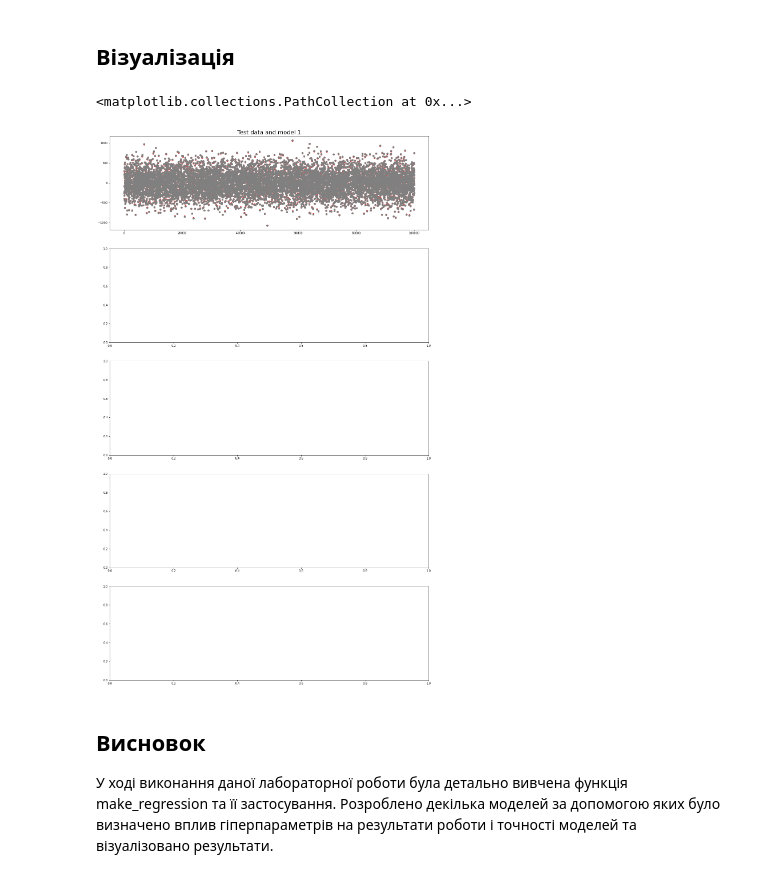
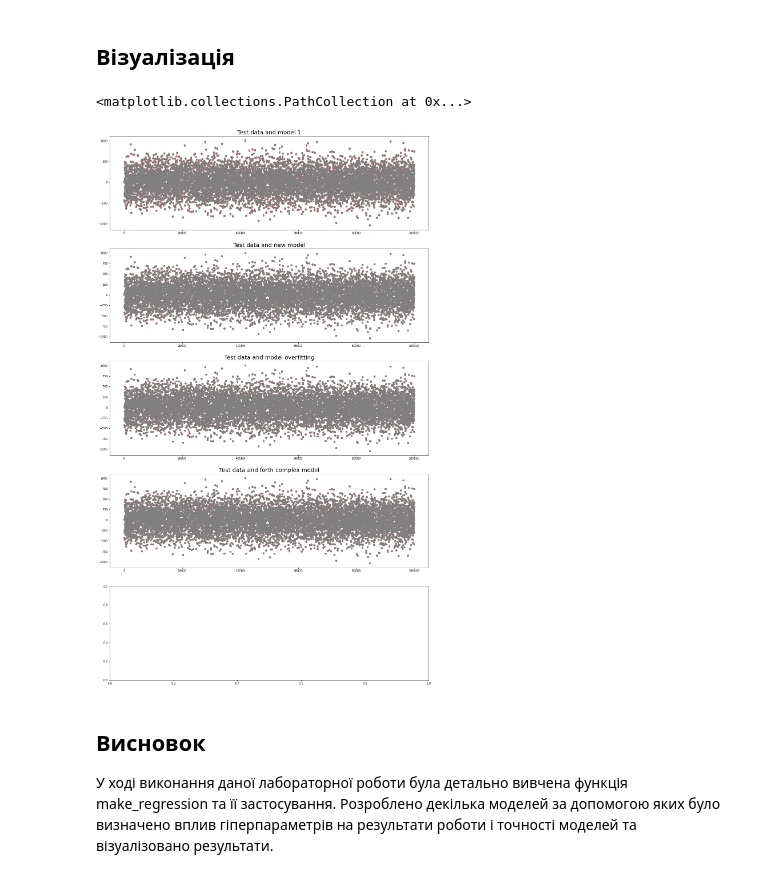
Before and after one commit to NinaKlimenkova/neural_networks, a Jupyter notebook: lab2/lab2.2.ipynb, the cells around one changed output. Saved outputs shown, nothing was run; the diff lists cells and outputs as text; code cells hidden in the pictures.

```diff
--- a/lab2/lab2.2.ipynb
+++ b/lab2/lab2.2.ipynb
@@ -70,5 +70,5 @@ x_val.shape
 tf.random.set_seed(49)
 model = Sequential([Dense(10),Dense(1)])
 model.compile(loss=mae, optimizer=SGD(), metrics=[mae])
-history = model.fit(X_train,Y_train, epochs = 5, batch_size = 100,validation_data=(x_val,y_val))
+history = model.fit(X_train,Y_train, epochs = 10, batch_size = 64,validation_data=(x_val,y_val))
 # %% [output]
@@ -98,7 +108,7 @@ ax.tick_params(labelsize=15)
 ## Налаштовуэмо модель
 # %%
 tf.random.set_seed(49)
-new_model = Sequential([Dense(10),Dense(20)])
+new_model = Sequential([Dense(20),Dense(1)])
 new_model.compile(loss=mae, optimizer=Adam(), metrics=[mae])
 new_history = new_model.fit(X_train,Y_train, epochs = 10, batch_size = 100,validation_data=(x_val,y_val))
 # %% [output]
@@ -226,11 +236,20 @@ X_test.shape
 # %%
 fig,axs = plt.subplots(5, figsize=(20, 35))
 axs[0].set_title('Test data and model 1',fontsize=20)
 axs[0].scatter(X_test.index, Y_test, c='red', label='Test data')
 axs[0].scatter(X_test.index, Y_hat, c='grey', label='First model')
+axs[1].set_title('Test data and new model',fontsize=20)
+axs[1].scatter(X_test.index, Y_test, c='red', label='Test data')
+axs[1].scatter(X_test.index, Y_hat_new, c='grey', label='Second model')
+axs[2].set_title('Test data and model overfitting',fontsize=20)
+axs[2].scatter(X_test.index, Y_test, c='red', label='Test data')
+axs[2].scatter(X_test.index, Y_hat_over, c='grey', label='Third model')
+axs[3].set_title('Test data and forth complex model',fontsize=20)
+axs[3].scatter(X_test.index, Y_test, c='red', label='Test data')
+axs[3].scatter(X_test.index, Y_hat_complex, c='grey', label='Fourth model')
 # %% [output]
 <matplotlib.collections.PathCollection at 0x...>
-[figure, old version]
+[figure, new version]
 # %% [markdown]
 ## Висновок
 У ході виконання даної лабораторної роботи була детально вивчена функція make_regression та її застосування. Розроблено декілька моделей за допомогою яких було визначено вплив гіперпараметрів на результати роботи і точності моделей та візуалізовано результати.
```
Also changed, not shown: parts of 6 cells of this notebook.
